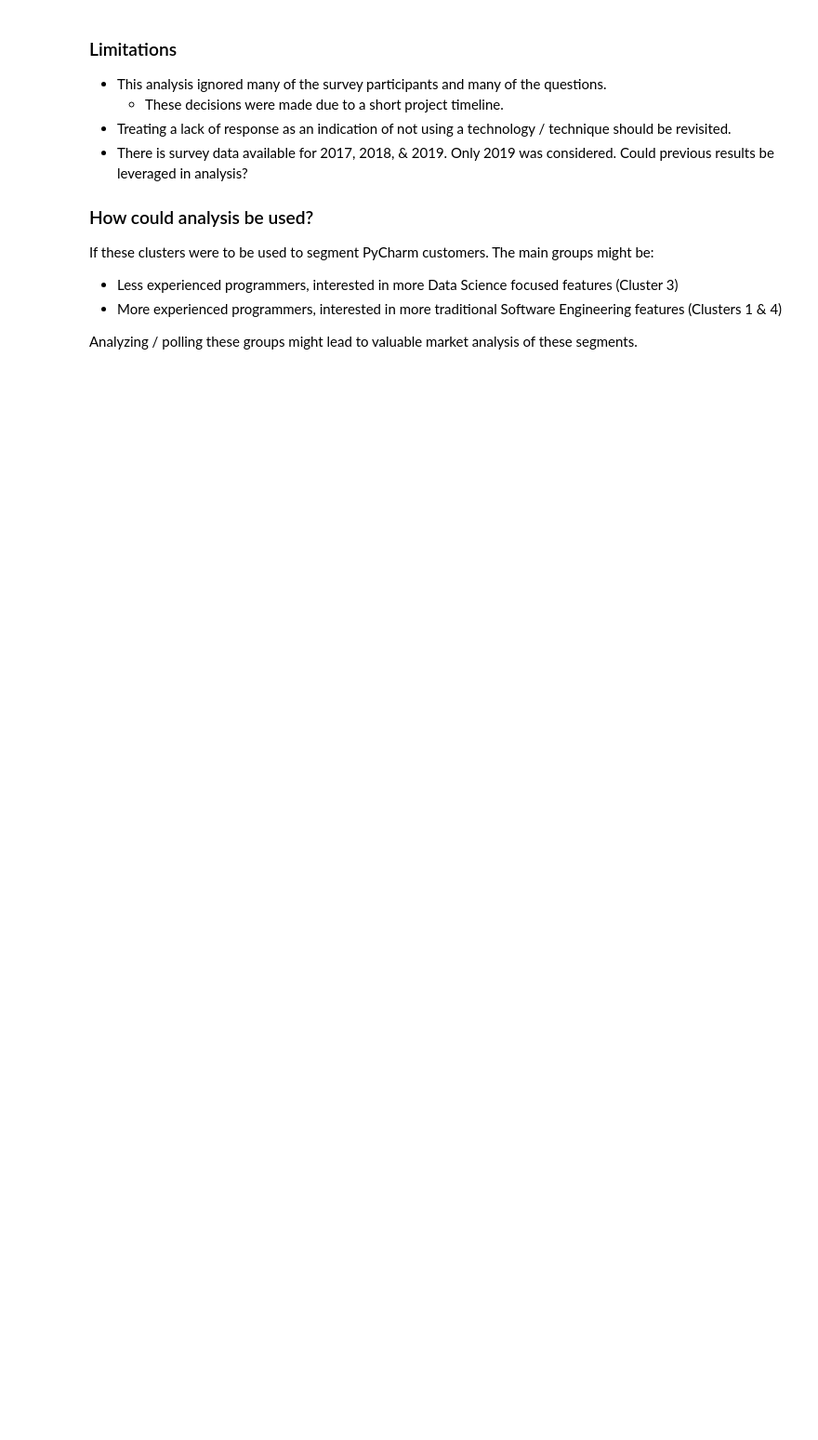
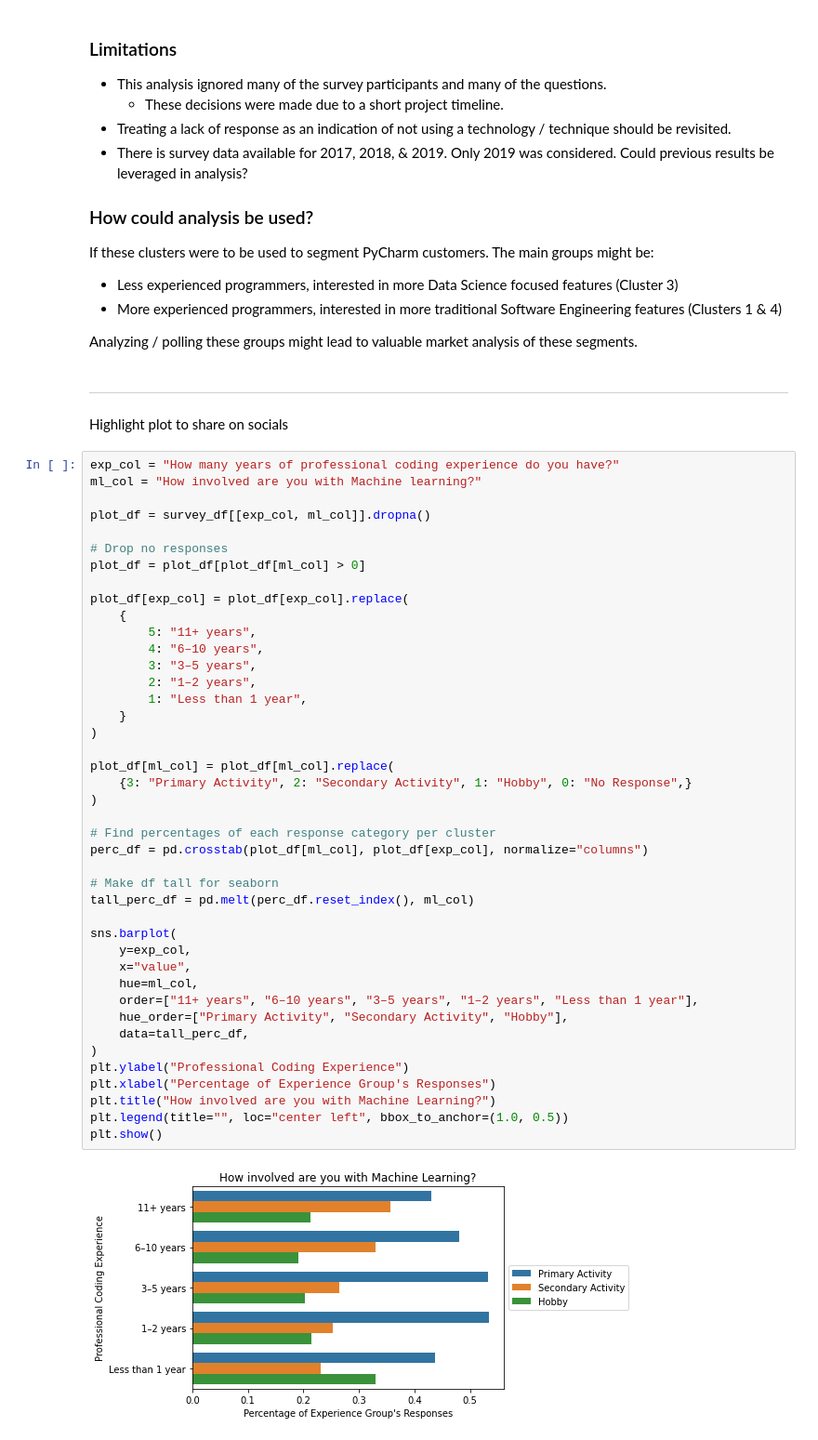
Before and after one commit to AdamSpannbauer/python_dev_survey_analysis, a Jupyter notebook: cluster.ipynb, the cells around one changed output. Shown at 93% size. Cells and saved outputs as stored; diff of their text form; blank space fills up the shorter version.

Commit message:
add plot for tweeting

```diff
--- a/cluster.ipynb
+++ b/cluster.ipynb
@@ -514,3 +514,51 @@ If these clusters were to be used to segment PyCharm customers.  The main groups
 * More experienced programmers, interested in more traditional Software Engineering features (Clusters 1 & 4)
 
 Analyzing / polling these groups might lead to valuable market analysis of these segments.
+# %% [markdown]
+-----
+
+Highlight plot to share on socials
+# %%
+exp_col = "How many years of professional coding experience do you have?"
+ml_col = "How involved are you with Machine learning?"
+
+plot_df = survey_df[[exp_col, ml_col]].dropna()
+
+# Drop no responses
+plot_df = plot_df[plot_df[ml_col] > 0]
+
+plot_df[exp_col] = plot_df[exp_col].replace(
+    {
+        5: "11+ years",
+        4: "6–10 years",
+        3: "3–5 years",
+        2: "1–2 years",
+        1: "Less than 1 year",
+    }
+)
+
+plot_df[ml_col] = plot_df[ml_col].replace(
+    {3: "Primary Activity", 2: "Secondary Activity", 1: "Hobby", 0: "No Response",}
+)
+
+# Find percentages of each response category per cluster
+perc_df = pd.crosstab(plot_df[ml_col], plot_df[exp_col], normalize="columns")
+
+# Make df tall for seaborn
+tall_perc_df = pd.melt(perc_df.reset_index(), ml_col)
+
+sns.barplot(
+    y=exp_col,
+    x="value",
+    hue=ml_col,
+    order=["11+ years", "6–10 years", "3–5 years", "1–2 years", "Less than 1 year"],
+    hue_order=["Primary Activity", "Secondary Activity", "Hobby"],
+    data=tall_perc_df,
+)
+plt.ylabel("Professional Coding Experience")
+plt.xlabel("Percentage of Experience Group's Responses")
+plt.title("How involved are you with Machine Learning?")
+plt.legend(title="", loc="center left", bbox_to_anchor=(1.0, 0.5))
+plt.show()
+# %% [output]
+[figure, added]
```
Also changed, not shown: parts of 2 cells of this notebook.
